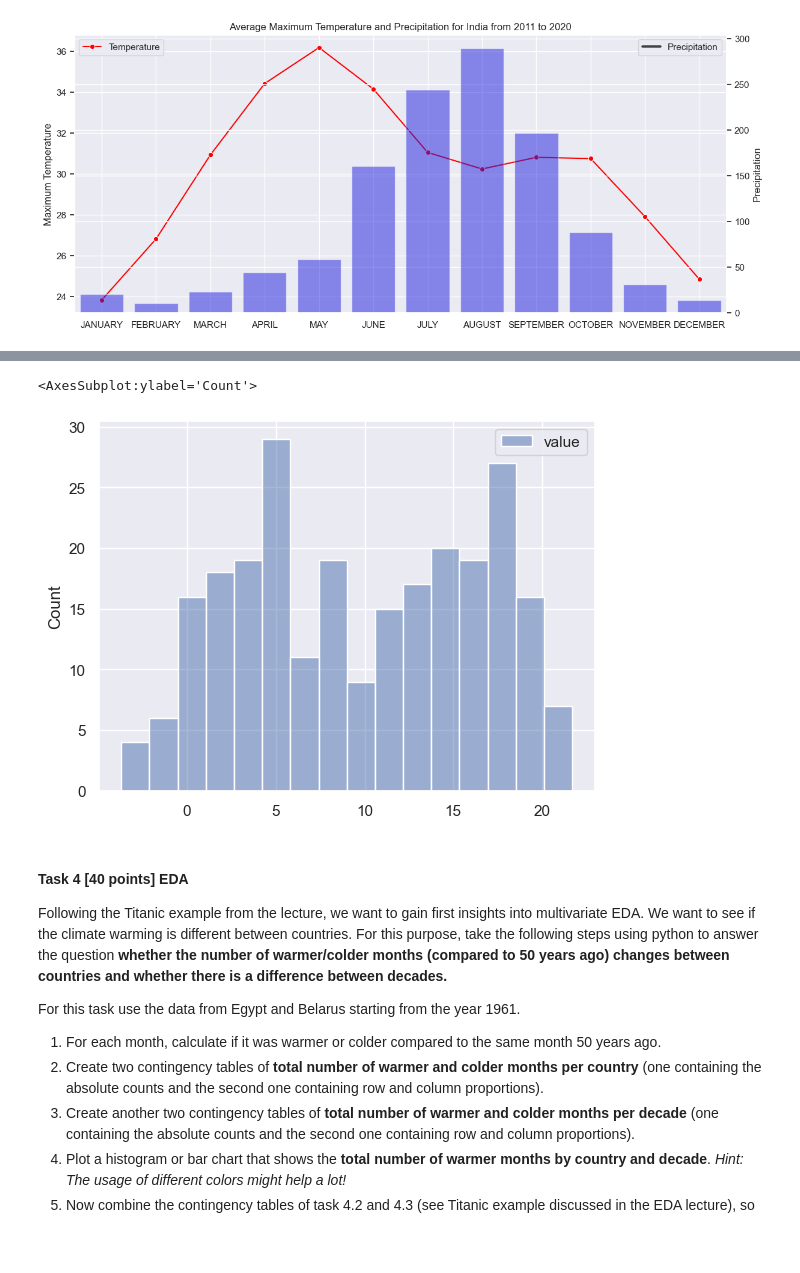
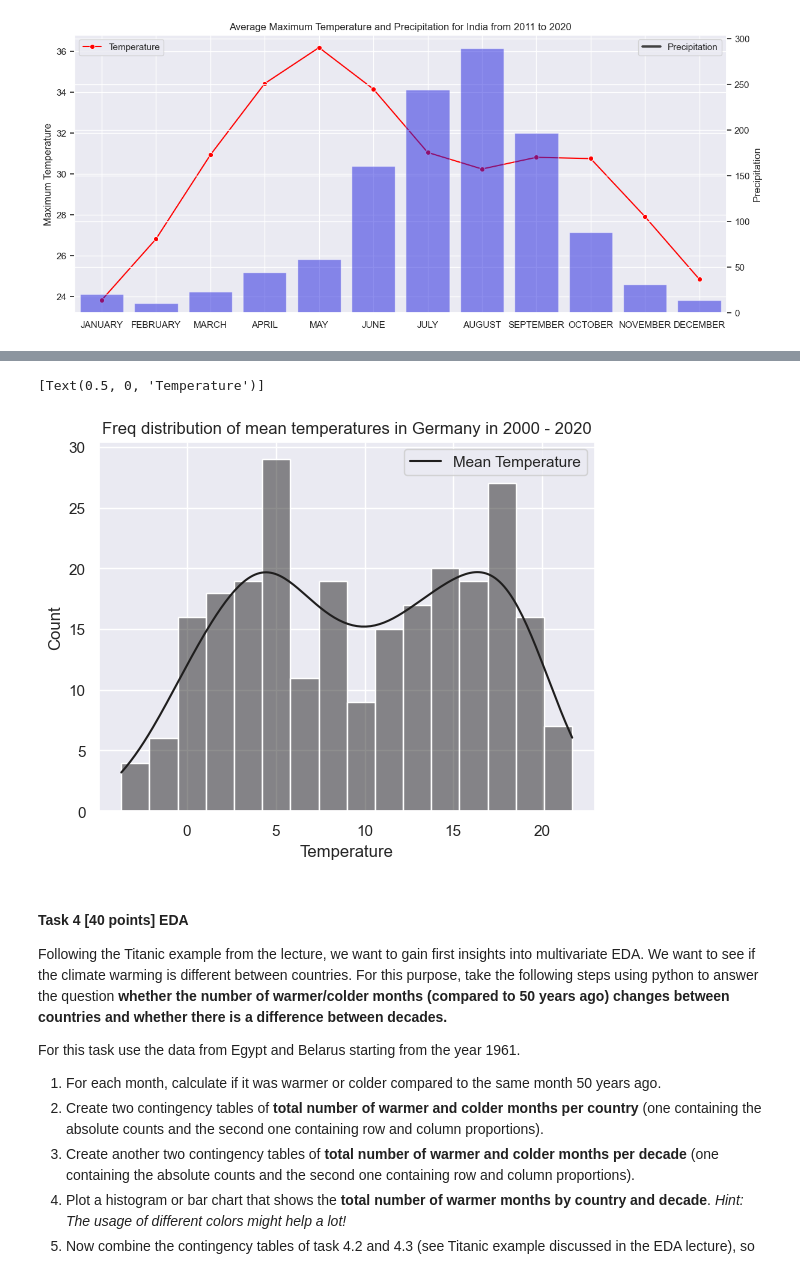
Before and after one commit to aronzek/UHH_research_methods, a Jupyter notebook: RM_A02_Group_E.ipynb, the cells around one changed output, grey strips where cells are left out. Saved outputs shown, nothing was run; the diff lists cells and outputs as text; code cells hidden in the pictures; blank space fills up the shorter version.

```diff
--- a/RM_A02_Group_E.ipynb
+++ b/RM_A02_Group_E.ipynb
@@ -238,8 +247,11 @@ sbs.histplot(data = df_germany_tp1.melt(),bins=16,binwidth=(19.3-(-7.2))/16)
-# %%
-sbs.histplot(data = df_germany_tp2.melt(),bins=16,binwidth=(21.7-(-3.7))/16)
-# %% [output]
-<AxesSubplot:ylabel='Count'>
-[figure, removed]
+# %%
+fig2 = sbs.histplot(data = df_germany_tp2.melt(),bins=16,binwidth=(21.7-(-3.7))/16, kde = True, palette = "icefire")
+fig2.set(title = "Freq distribution of mean temperatures in Germany in 2000 - 2020")
+fig2.legend(['Mean Temperature'], loc = "upper right")
+fig2.set(xlabel = "Temperature")
+# %% [output]
+[Text(0.5, 0, 'Temperature')]
+[figure, added]
 # %% [markdown]
 #### Task 4 **[40 points] EDA**
 
```
Also changed, not shown: parts of 29 cells of this notebook.
